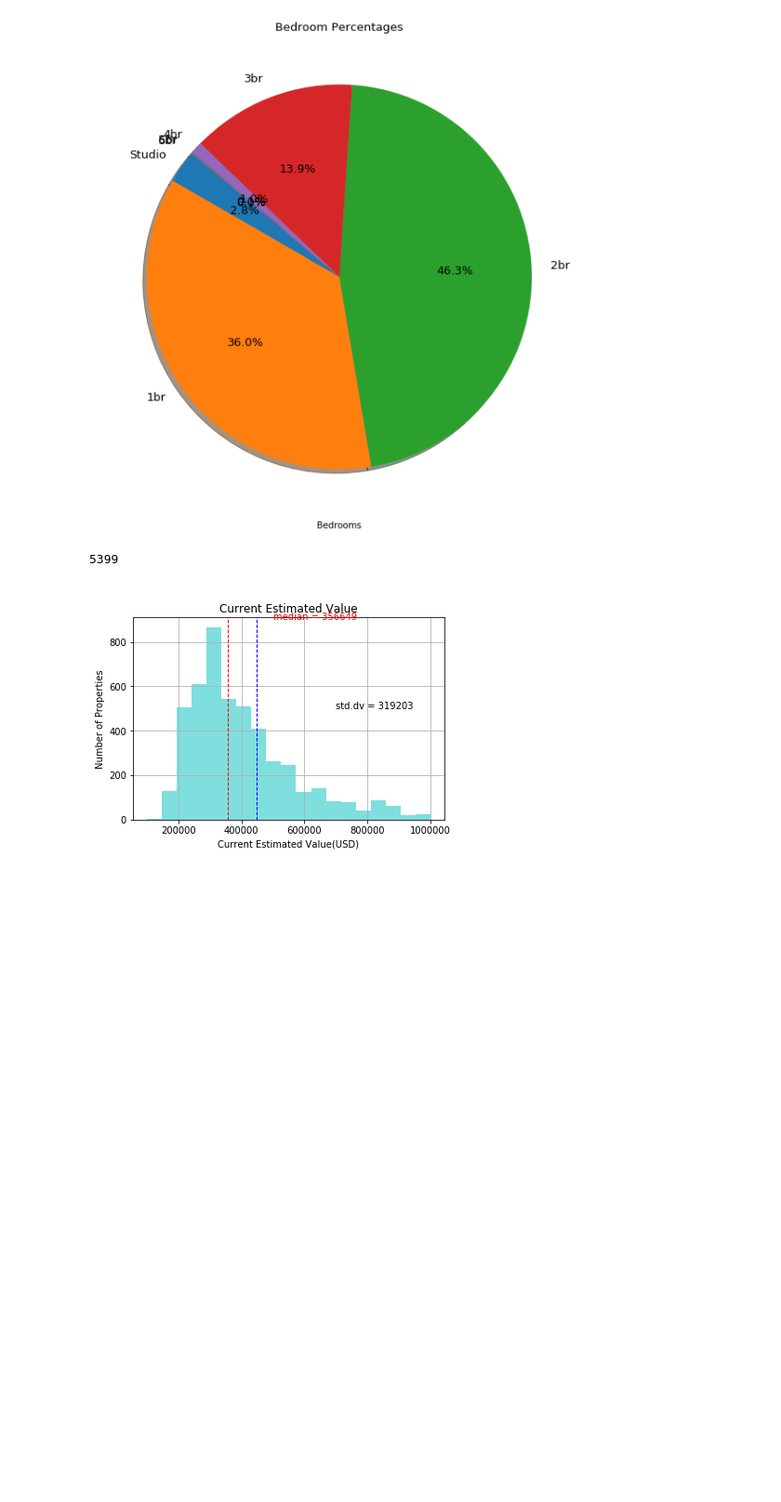
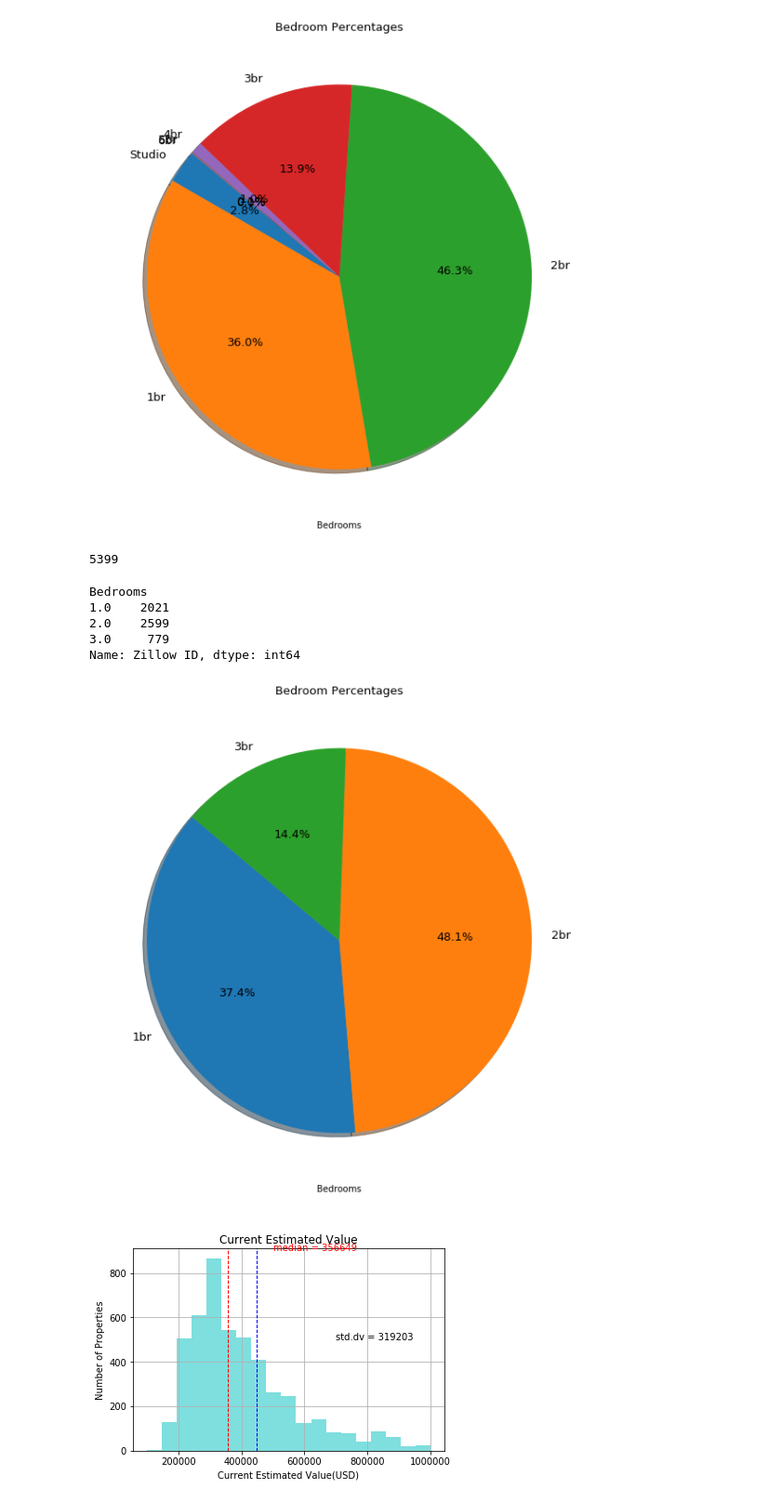
Before and after one commit to FeLowe/NW-Bootcamp-Projects, a Jupyter notebook: analysis.ipynb, the cells around one changed output. Shown at 93% size. Drawn from its saved outputs; the diff is of its cells as text; code cells hidden in the pictures; blank space fills up the shorter version.

Commit message:
created 1,2,3 bedroom only pie plot

```diff
--- a/analysis.ipynb
+++ b/analysis.ipynb
@@ -78,6 +78,32 @@ bedrooms_combined_df.head()
 print(len(bedrooms_combined_df))
 # %% [output]
 5399
+# %%
+bedrooms_count = bedrooms_combined_df.groupby(["Bedrooms"]).count()["Zillow ID"]
+print(bedrooms_count)
+
+#Bedrooms Pie Chart
+plt.pie(bedrooms_count,
+        labels=["1br", "2br", "3br"],
+        autopct='%.1f%%', shadow=True, startangle=140,
+        textprops={"fontsize": 13}) # re-sizes fonts size
+plt.title("Bedroom Percentages", fontsize=13)
+
+#Re-sizes plot pie
+bedrooms_count.plot(figsize=(20,10))
+
+#Save image
+plt.savefig("Images/bedroomPerc.png")
+
+# Show Figure
+plt.show()
+# %% [output]
+Bedrooms
+1.0    2021
+2.0    2599
+3.0     779
+Name: Zillow ID, dtype: int64
+[figure, added]
 # %%
 #Histgram
 #Calc mean, median, std dev
```
Also changed, not shown: 1 other file.
